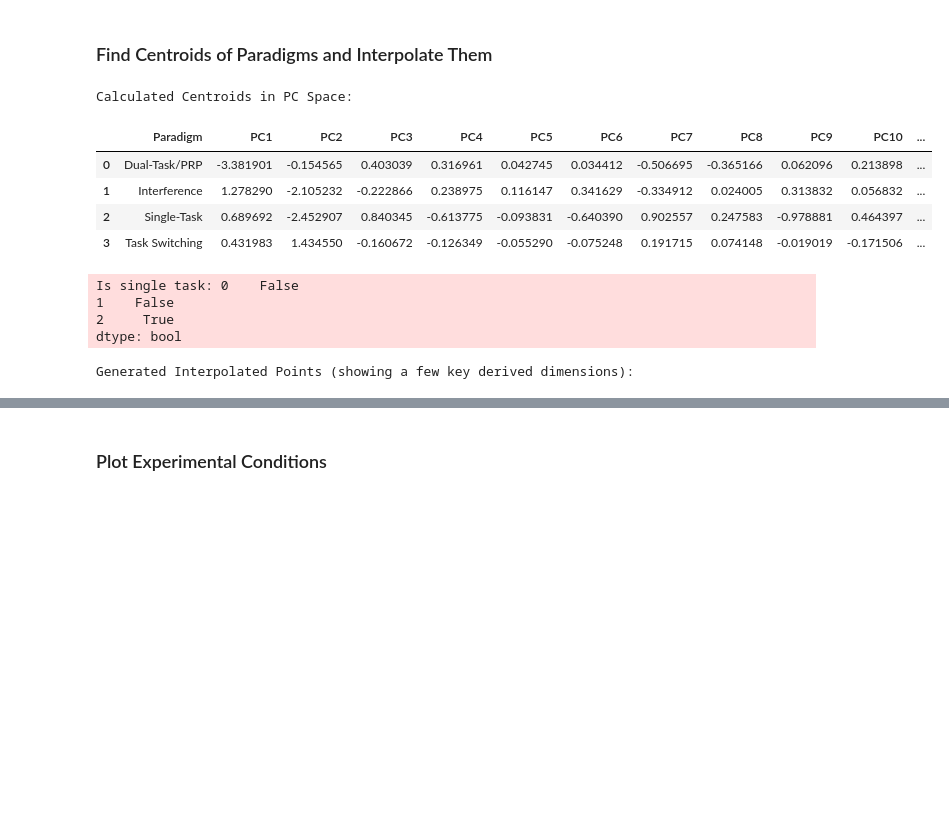
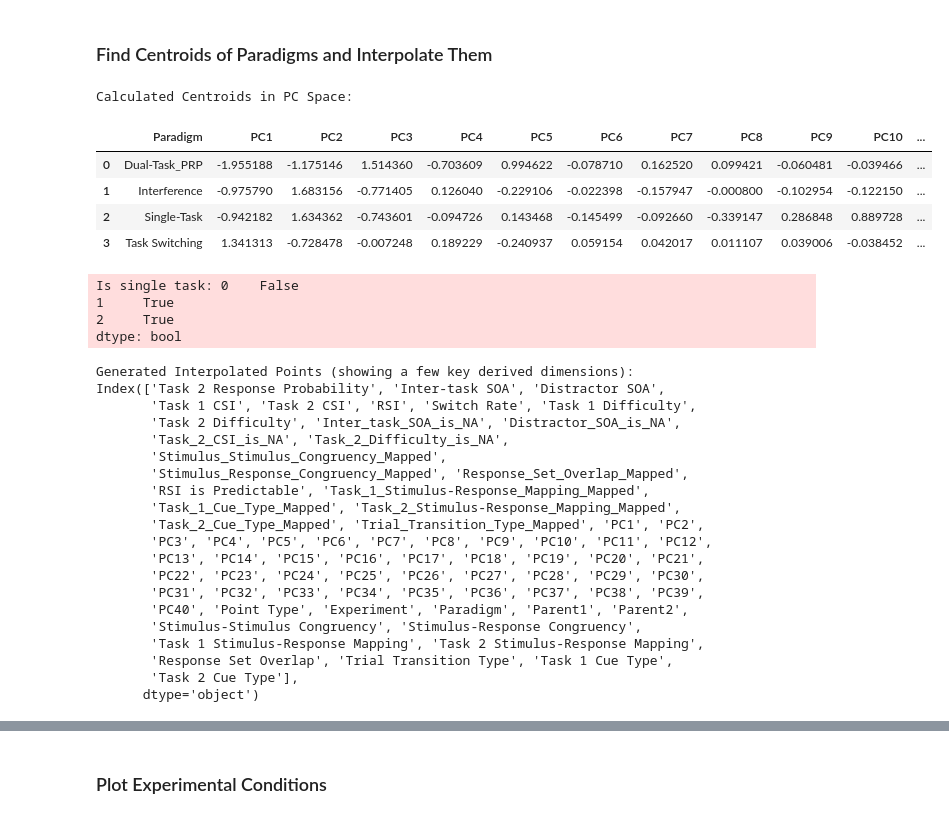
Before and after one commit to syntactic/Cognitive-Control-Paradigm-Integration, a Jupyter notebook: pca_csv.ipynb, the cells around one changed output, grey strips where cells are left out. Cells and saved outputs as stored; diff of their text form; code cells hidden in the pictures; blank space fills up the shorter version.

```diff
--- a/pca_csv.ipynb
+++ b/pca_csv.ipynb
@@ -20,7 +24,8 @@ try:
 except FileNotFoundError:
     print("Error: './data/super_experiment_design_space.csv' not found.")
 
-df_pca_features, numerical_cols, categorical_cols, df_processed = au.preprocess_for_pca(df_raw)
+df_pca_features, numerical_cols, categorical_cols, df_processed = au.preprocess(df_raw)
 print("\nPreprocessing complete.")
 display(df_pca_features.head())
+display(df_pca_features[df_pca_features.isnull().any(axis=1)])
 # %% [output]
@@ -39,11 +45,19 @@ Preprocessing complete.
 # List of the original categorical columns we want to inspect
 categorical_columns_to_explore = [
     'Response Set Overlap',
-    'Stimulus Valency',
+    'Stimulus-Stimulus Congruency',
+    'Stimulus-Response Congruency',
     'Task 1 Stimulus-Response Mapping',
     'Task 1 Cue Type',
     'Task 2 Stimulus-Response Mapping',
     'Task 2 Cue Type'
+]
+numeric_columns_to_explore = [
+    'Inter-task SOA',
+    'Distractor SOA',
+    'Task 1 CSI',
+    'Task 2 CSI',
+    'Task 2 Difficulty'
 ]
 
 # Loop through the columns and print their value counts
@@ -57,6 +71,13 @@ print("-" * 60)
 print("Review the counts above. If a sub-category has very few examples (e.g., < 5-10),")
 print("it is generally better to collapse it into a broader category for the PCA.")
 print("This analysis should guide the modifications to the mapping functions in Stage 3.")
+
+for col in numeric_columns_to_explore:
+    print(col, au.check_skewness(df_processed[col]))
+
+print("-" * 60)
+print("Review the skewness of the numeric columns. If they are skewed it'll be better to")
+print("impute with the median instead of the mean.")
 # %% [output]
 Value counts for column: 'Response Set Overlap'
 Response Set Overlap
@@ -166,8 +273,8 @@ display(centroids_df)
 # --- 3. Interpolate Paradigms and Inverse-Transform Them Back To The Original Space ---
 interpolated_points_list = []
 interpolation_pairs = [
-    ('Dual-Task/PRP', 'Task Switching'),
-    ('Dual-Task/PRP', 'Interference'),
+    ('Dual-Task_PRP', 'Task Switching'),
+    ('Dual-Task_PRP', 'Interference'),
     ('Task Switching', 'Interference')
 ]
 
@@ -197,52 +304,62 @@ for p1_name, p2_name in interpolation_pairs:
     for i, pc_coord in enumerate(interpolated_pc_coords):
         new_point[f'PC{i+1}'] = pc_coord
 
     # Add metadata for this point
     new_point['Point Type'] = 'Interpolated'
     new_point['Experiment'] = f"Interpolation: {p1_name} <-> {p2_name}"
     new_point['Paradigm'] = 'Interpolated Point' # Assign a unique paradigm name for styling
     new_point['Parent1'] = p1_name
     new_point['Parent2'] = p2_name
 
     interpolated_points_list.append(new_point)
 
 # Create a DataFrame from the list of interpolated points
 interpolated_df = pd.DataFrame(interpolated_points_list)
 interpolated_df = au.reverse_map_categories(interpolated_df)
 interpolated_df = au.apply_conceptual_constraints(interpolated_df)
 # Create placeholder columns in interpolated_df that exist in plot_df but not in interpolated_df
 #for col in plot_df.columns:
 #    if col not in interpolated_df.columns and col not in pc_cols:
 #         interpolated_df[col] = 'Interpolated' # or np.nan
 print("\nGenerated Interpolated Points (showing a few key derived dimensions):")
-display(interpolated_df[['Experiment', 'Task 2 Response Probability', 'Task 2 Difficulty', 'Task_2_Stimulus-Response_Mapping_Mapped', 'Task 2 Stimulus-Response Mapping', 'Inter-task SOA', 'Distractor SOA', 'Switch Rate']].round(2))
+print(interpolated_df.columns)
+display(interpolated_df[['Experiment', 'Task 2 Response Probability', 'Task_2_Difficulty_is_NA', 'Task 2 Difficulty', 'Task_2_Stimulus-Response_Mapping_Mapped', 'Task 2 Stimulus-Response Mapping', 'Stimulus-Stimulus Congruency', 'Inter-task SOA', 'Distractor_SOA_is_NA', 'Switch Rate']].round(2))
 
 # --- 4. Combine all DataFrames into one for plotting ---
 final_plot_df = pd.concat([plot_df, centroids_df, interpolated_df], ignore_index=True)
 final_plot_df['Parent1'] = final_plot_df['Parent1'].fillna('N/A')
 final_plot_df['Parent2'] = final_plot_df['Parent2'].fillna('N/A')
 
-# Create new columns specifically for display purposes
-final_plot_df['Inter-task SOA (Display)'] = np.where(
-    final_plot_df['Inter_task_SOA_is_NA'] == 1,
-    'N/A',
-    final_plot_df['Inter-task SOA'].astype(str)
-)
-
-final_plot_df['Distractor SOA (Display)'] = np.where(
-    final_plot_df['Distractor_SOA_is_NA'] == 1,
-    'N/A',
-    final_plot_df['Distractor SOA'].astype(str)
-)
+# Undo the imputation on columns that were originally 'N/A'
+final_plot_df = add_na_mask_from_flag(final_plot_df)
 # %% [output]
 Calculated Centroids in PC Space:
 |  | Paradigm | PC1 | PC2 | PC3 | PC4 | PC5 | PC6 | PC7 | PC8 | PC9 | PC10 | ... |
-| 0 | Dual-Task/PRP | -3.381901 | -0.154565 | 0.403039 | 0.316961 | 0.042745 | 0.034412 | -0.506695 | -0.365166 | 0.062096 | 0.213898 | ... |
-| 1 | Interference | 1.278290 | -2.105232 | -0.222866 | 0.238975 | 0.116147 | 0.341629 | -0.334912 | 0.024005 | 0.313832 | 0.056832 | ... |
-| 2 | Single-Task | 0.689692 | -2.452907 | 0.840345 | -0.613775 | -0.093831 | -0.640390 | 0.902557 | 0.247583 | -0.978881 | 0.464397 | ... |
-| 3 | Task Switching | 0.431983 | 1.434550 | -0.160672 | -0.126349 | -0.055290 | -0.075248 | 0.191715 | 0.074148 | -0.019019 | -0.171506 | ... |
+| 0 | Dual-Task_PRP | -1.955188 | -1.175146 | 1.514360 | -0.703609 | 0.994622 | -0.078710 | 0.162520 | 0.099421 | -0.060481 | -0.039466 | ... |
+| 1 | Interference | -0.975790 | 1.683156 | -0.771405 | 0.126040 | -0.229106 | -0.022398 | -0.157947 | -0.000800 | -0.102954 | -0.122150 | ... |
+| 2 | Single-Task | -0.942182 | 1.634362 | -0.743601 | -0.094726 | 0.143468 | -0.145499 | -0.092660 | -0.339147 | 0.286848 | 0.889728 | ... |
+| 3 | Task Switching | 1.341313 | -0.728478 | -0.007248 | 0.189229 | -0.240937 | 0.059154 | 0.042017 | 0.011107 | 0.039006 | -0.038452 | ... |
 Is single task: 0    False
-1    False
+1     True
 2     True
 dtype: bool
 Generated Interpolated Points (showing a few key derived dimensions):
+Index(['Task 2 Response Probability', 'Inter-task SOA', 'Distractor SOA',
+       'Task 1 CSI', 'Task 2 CSI', 'RSI', 'Switch Rate', 'Task 1 Difficulty',
+       'Task 2 Difficulty', 'Inter_task_SOA_is_NA', 'Distractor_SOA_is_NA',
+       'Task_2_CSI_is_NA', 'Task_2_Difficulty_is_NA',
+       'Stimulus_Stimulus_Congruency_Mapped',
+       'Stimulus_Response_Congruency_Mapped', 'Response_Set_Overlap_Mapped',
+       'RSI is Predictable', 'Task_1_Stimulus-Response_Mapping_Mapped',
+       'Task_1_Cue_Type_Mapped', 'Task_2_Stimulus-Response_Mapping_Mapped',
+       'Task_2_Cue_Type_Mapped', 'Trial_Transition_Type_Mapped', 'PC1', 'PC2',
+       'PC3', 'PC4', 'PC5', 'PC6', 'PC7', 'PC8', 'PC9', 'PC10', 'PC11', 'PC12',
+       'PC13', 'PC14', 'PC15', 'PC16', 'PC17', 'PC18', 'PC19', 'PC20', 'PC21',
+       'PC22', 'PC23', 'PC24', 'PC25', 'PC26', 'PC27', 'PC28', 'PC29', 'PC30',
+       'PC31', 'PC32', 'PC33', 'PC34', 'PC35', 'PC36', 'PC37', 'PC38', 'PC39',
+       'PC40', 'Point Type', 'Experiment', 'Paradigm', 'Parent1', 'Parent2',
+       'Stimulus-Stimulus Congruency', 'Stimulus-Response Congruency',
+       'Task 1 Stimulus-Response Mapping', 'Task 2 Stimulus-Response Mapping',
+       'Response Set Overlap', 'Trial Transition Type', 'Task 1 Cue Type',
+       'Task 2 Cue Type'],
+      dtype='object')
```
Also changed, not shown: parts of 14 cells of this notebook, 2 other files.
